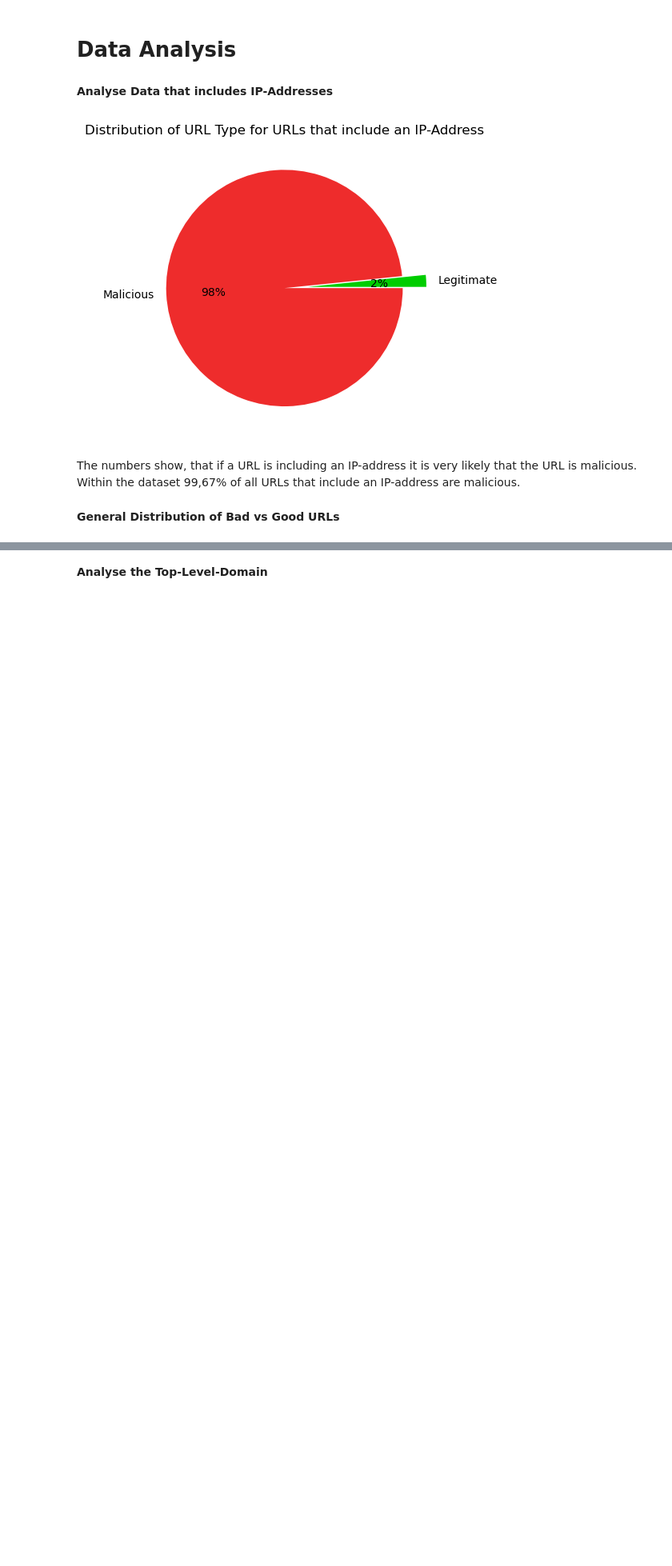
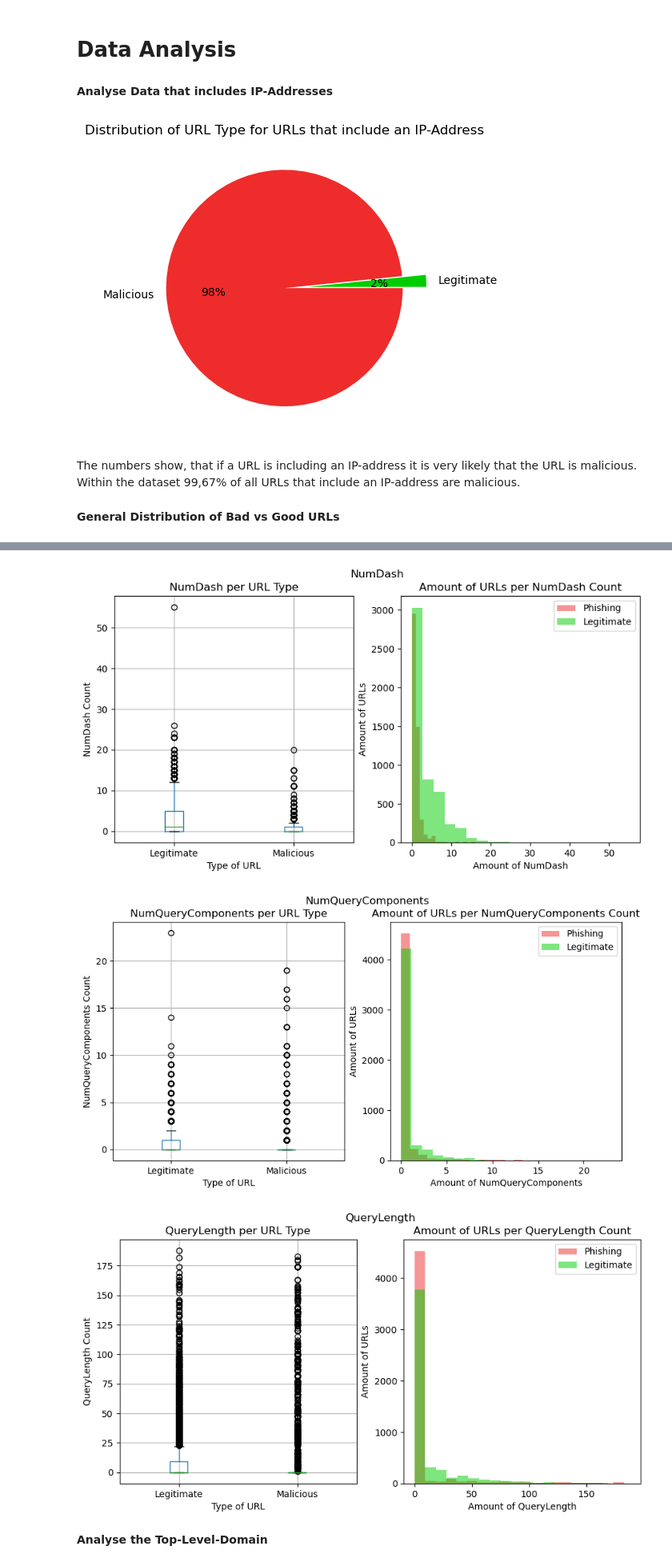
Before and after one commit to Fafien/PhishingDataset, a Jupyter notebook: phishing_analysis.ipynb, the cells around one changed output, grey strips where cells are left out. Shown at 80% size. Drawn from its saved outputs; the diff is of its cells as text; code cells hidden in the pictures; blank space fills up the shorter version.

```diff
--- a/phishing_analysis.ipynb
+++ b/phishing_analysis.ipynb
@@ -138,3 +147,71 @@ Text(0.5, 1.0, 'Distribution of legitimate and phishing URLs')
+# %%
+df_analysis = df.drop(['id'], axis=1)
+
+df_phishing = df_analysis[df_analysis.CLASS_LABEL == 1]
+df_legitimate = df_analysis[df_analysis.CLASS_LABEL == 0]
+
+df_phishing = df_phishing.drop(['CLASS_LABEL'], axis=1)
+df_legitimate = df_legitimate.drop(['CLASS_LABEL'], axis=1)
+
+numeric_columns_phishing = df_phishing.select_dtypes(include=['int64', 'float64']).columns
+numeric_columns_legitimate = df_legitimate.select_dtypes(include=['int64', 'float64']).columns
+subset_phishing = df_phishing[numeric_columns_phishing]
+subset_legitimate = df_legitimate[numeric_columns_legitimate]
+for i, col in enumerate(subset_phishing.columns):
+    q1 = subset_phishing[col].quantile(0.25)
+    q3 = subset_phishing[col].quantile(0.75)
+    iqr_p = q3 - q1
+    q1 = subset_legitimate[col].quantile(0.25)
+    q3 = subset_legitimate[col].quantile(0.75)
+    iqr_l = q3 - q1
+    if (iqr_p == 0 and iqr_l > 0) or (iqr_p > 0 and iqr_l > 0):
+        if (iqr_p/iqr_l) > 1.5 or (iqr_p/iqr_l) < 0.5:
+
+            fig, (ax1, ax2) = plt.subplots(1, 2, figsize=(10,5))
+
+            df.boxplot(column=col, by='CLASS_LABEL', ax=ax1)
+            ax1.set_xticklabels(['Legitimate', 'Malicious'])
+            ax1.set_xlabel('Type of URL')
+            ax1.set_ylabel(subset_phishing[col].name + ' Count')
+            ax1.set_title(subset_phishing[col].name + ' per URL Type')
+
+            ax2.hist(subset_phishing[col], bins=20, alpha=0.5, label='Phishing', color='#EE2C2C')
+            ax2.hist(subset_legitimate[col], bins=20, alpha=0.5, label='Legitimate', color='#00CD00')
+            ax2.set_xlabel('Amount of '+ subset_phishing[col].name)
+            ax2.set_ylabel('Amount of URLs')
+            ax2.set_title('Amount of URLs per ' + subset_phishing[col].name + ' Count')
+            ax2.legend(loc='upper right')
+
+            fig.suptitle(subset_phishing[col].name)
+
+            plt.savefig('GeneralStatistics_'+subset_phishing[col].name+'.png')
+            plt.show()
+    elif (iqr_l == 0 and iqr_p > 0) or (iqr_p > 0 and iqr_l > 0):
+        if (iqr_l/iqr_p) > 1.5 or (iqr_l/iqr_p) < 0.5:
+
+            fig, (ax1, ax2) = plt.subplots(1, 2, figsize=(10,5))
+
+            df.boxplot(column=col, by='CLASS_LABEL', ax=ax1)
+            ax1.set_xticklabels(['Legitimate', 'Malicious'])
+            ax1.set_xlabel('Type of URL')
+            ax1.set_ylabel(subset_phishing[col].name + ' Count')
+            ax1.set_title(subset_phishing[col].name + ' per URL Type')
+
+            ax2.hist(subset_phishing[col], bins=20, alpha=0.5, label='Phishing', color='#EE2C2C')
+            ax2.hist(subset_legitimate[col], bins=20, alpha=0.5, label='Legitimate', color='#00CD00')
+            ax2.set_xlabel('Amount of '+ subset_phishing[col].name)
+            ax2.set_ylabel('Amount of URLs')
+            ax2.set_title('Amount of URLs per ' + subset_phishing[col].name + ' Count')
+            ax2.legend(loc='upper right')
+
+            fig.suptitle(subset_phishing[col].name)
+
+            plt.savefig('GeneralStatistics_'+subset_phishing[col].name+'.png')
+            plt.show()
+# %% [output]
+[figure, added]
+[figure, added]
+[figure, added]
 # %% [markdown]
 **Analyse the Top-Level-Domain**
 # %%
```
Also changed, not shown: parts of 28 cells of this notebook, 14 other files.
